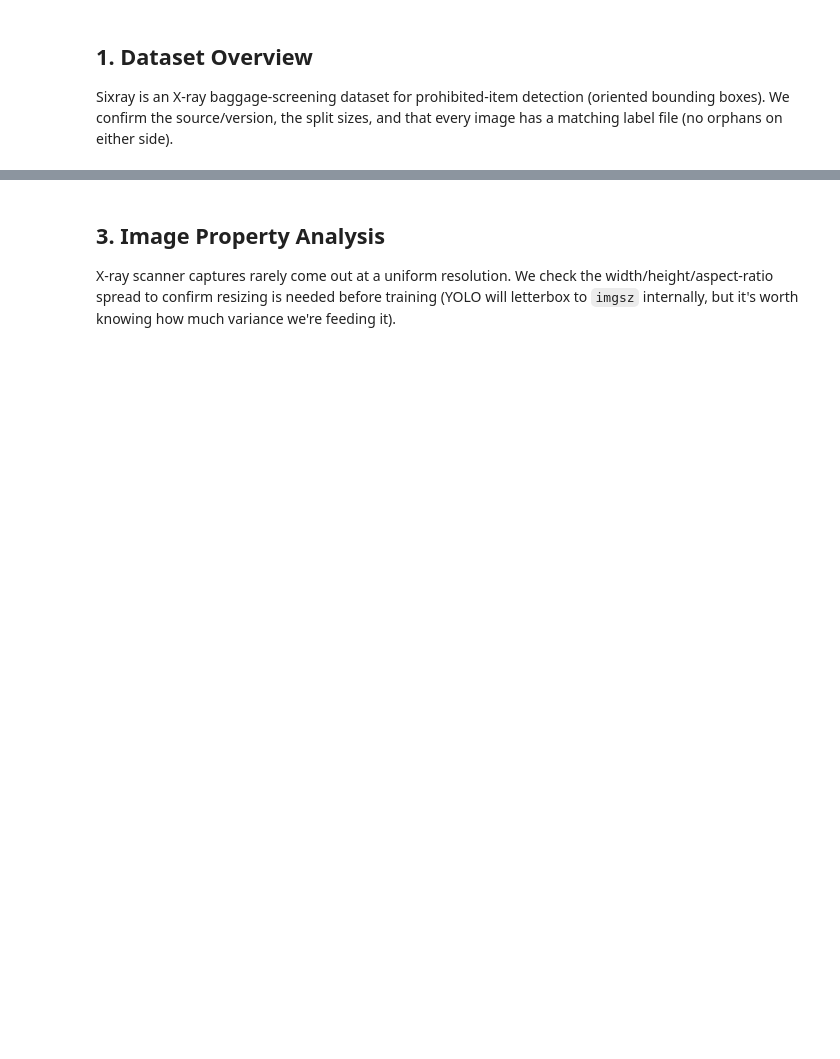
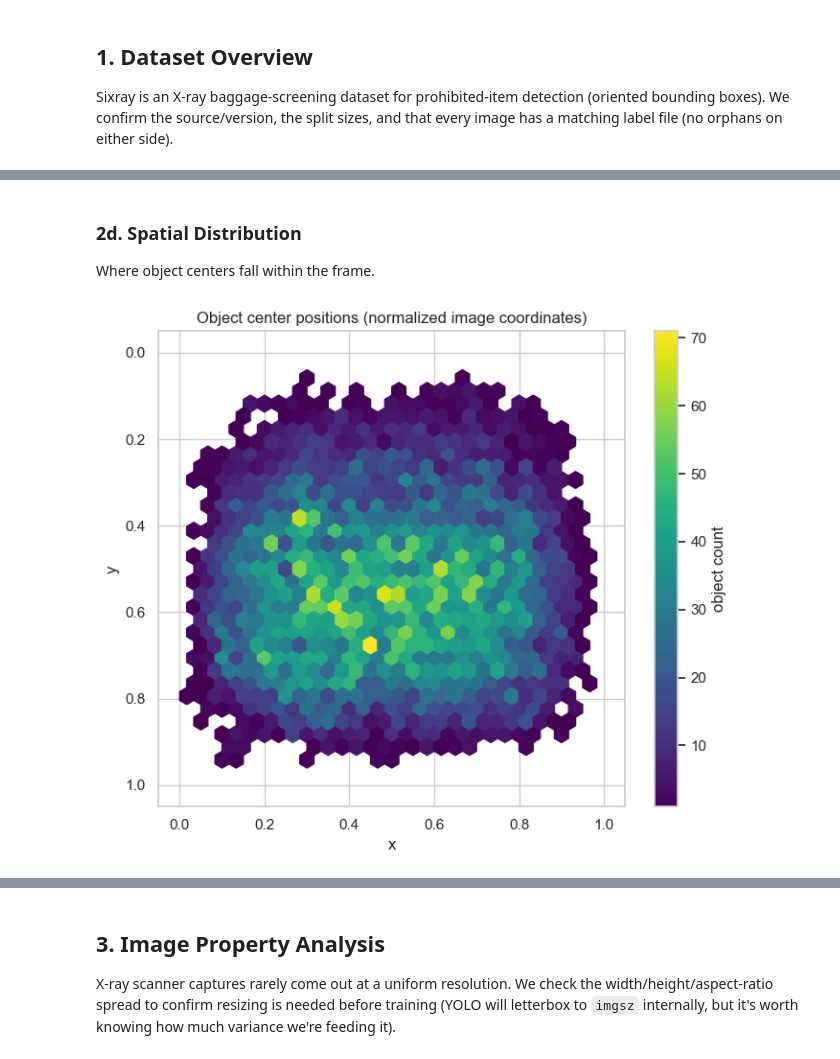
Before and after one commit to khaliddosari/Raqeeb, a Jupyter notebook: EDA.ipynb, the cells around one changed output, grey strips where cells are left out. Saved outputs shown, nothing was run; the diff lists cells and outputs as text; code cells hidden in the pictures; blank space fills up the shorter version.

```diff
--- a/EDA.ipynb
+++ b/EDA.ipynb
@@ -156,0 +287,19 @@ print(f"Class imbalance ratio (most frequent / least frequent): {imbalance_ratio
+# %% [markdown]
+### 2d. Spatial Distribution
+
+Where object centers fall within the frame.
+# %%
+fig, ax = plt.subplots(figsize=(7, 6))
+hb = ax.hexbin(
+    objects_df["center_x"], objects_df["center_y"],
+    gridsize=30, cmap="viridis", mincnt=1, extent=(0, 1, 0, 1),
+)
+ax.invert_yaxis()
+ax.set_title("Object center positions (normalized image coordinates)")
+ax.set_xlabel("x")
+ax.set_ylabel("y")
+fig.colorbar(hb, ax=ax, label="object count")
+plt.tight_layout()
+plt.show()
+# %% [output]
+[figure, added]
```
Also changed, not shown: parts of 30 cells of this notebook, 9 other files.
